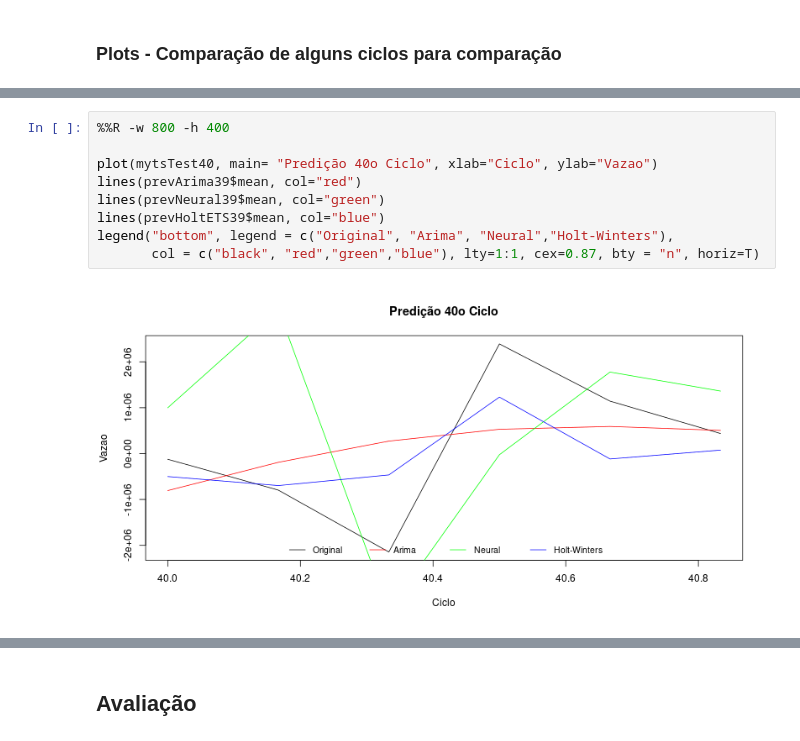
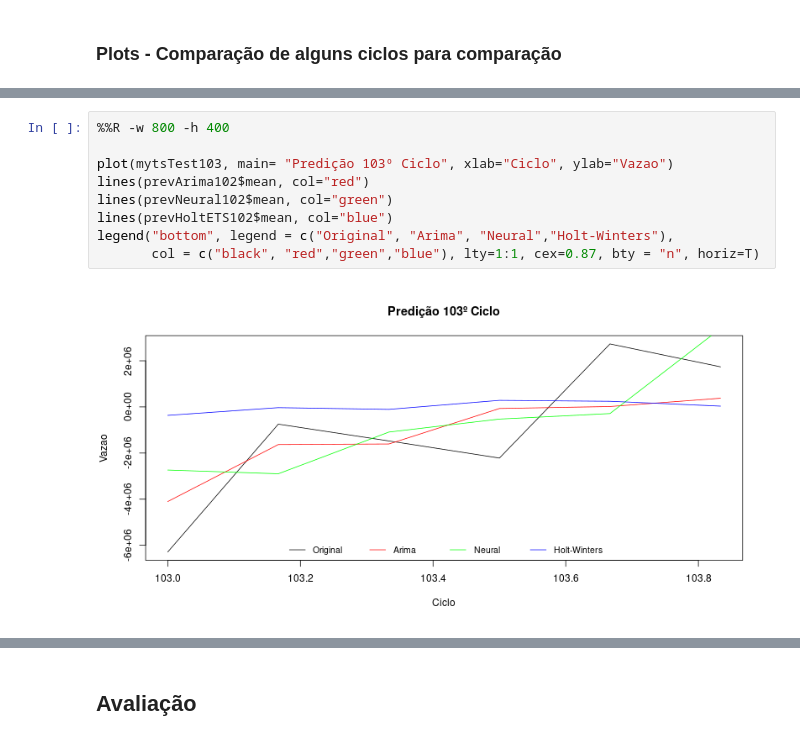
Before and after one commit to LarcesUece/UECE-RNP-PMon2022, a Jupyter notebook: Analise_BBR_Esmond_VazaoFINAL.ipynb, the cells around one changed output, grey strips where cells are left out. Saved outputs shown, nothing was run; the diff lists cells and outputs as text.

```diff
--- a/Analise_BBR_Esmond_VazaoFINAL.ipynb
+++ b/Analise_BBR_Esmond_VazaoFINAL.ipynb
@@ -1056,11 +1313,11 @@ legend("bottom", legend = c("Original", "Arima", "Neural","Holt-Winters"),
 # %%
 %%R -w 800 -h 400
 
-plot(mytsTest40, main= "Predição 40o Ciclo", xlab="Ciclo", ylab="Vazao")
-lines(prevArima39$mean, col="red")
-lines(prevNeural39$mean, col="green")
-lines(prevHoltETS39$mean, col="blue")
+plot(mytsTest103, main= "Predição 103º Ciclo", xlab="Ciclo", ylab="Vazao")
+lines(prevArima102$mean, col="red")
+lines(prevNeural102$mean, col="green")
+lines(prevHoltETS102$mean, col="blue")
 legend("bottom", legend = c("Original", "Arima", "Neural","Holt-Winters"),
        col = c("black", "red","green","blue"), lty=1:1, cex=0.87, bty = "n", horiz=T)
 # %% [output]
-[figure, old version]
+[figure, new version]
```
Also changed, not shown: parts of 31 cells of this notebook, 2 other files.
